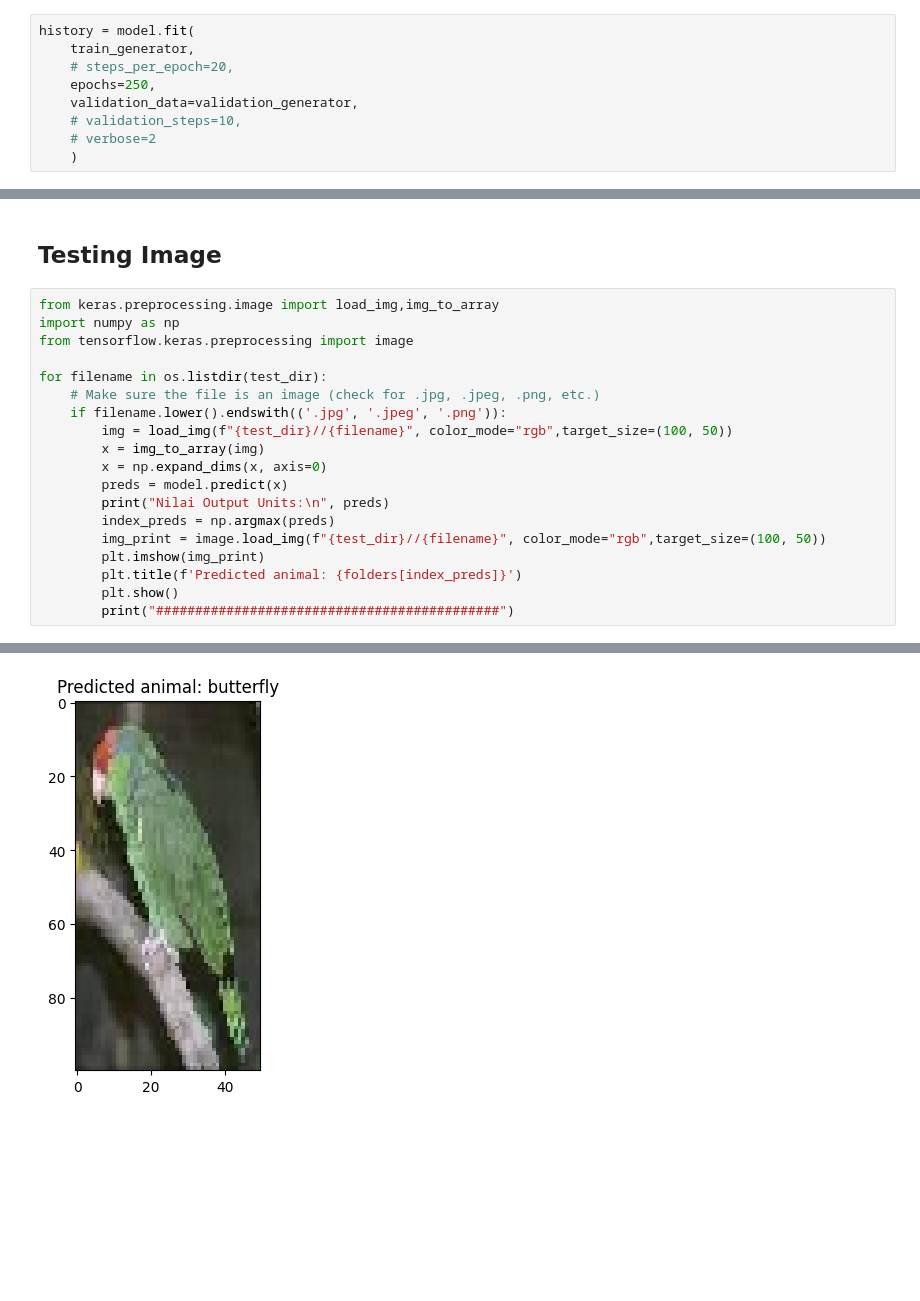
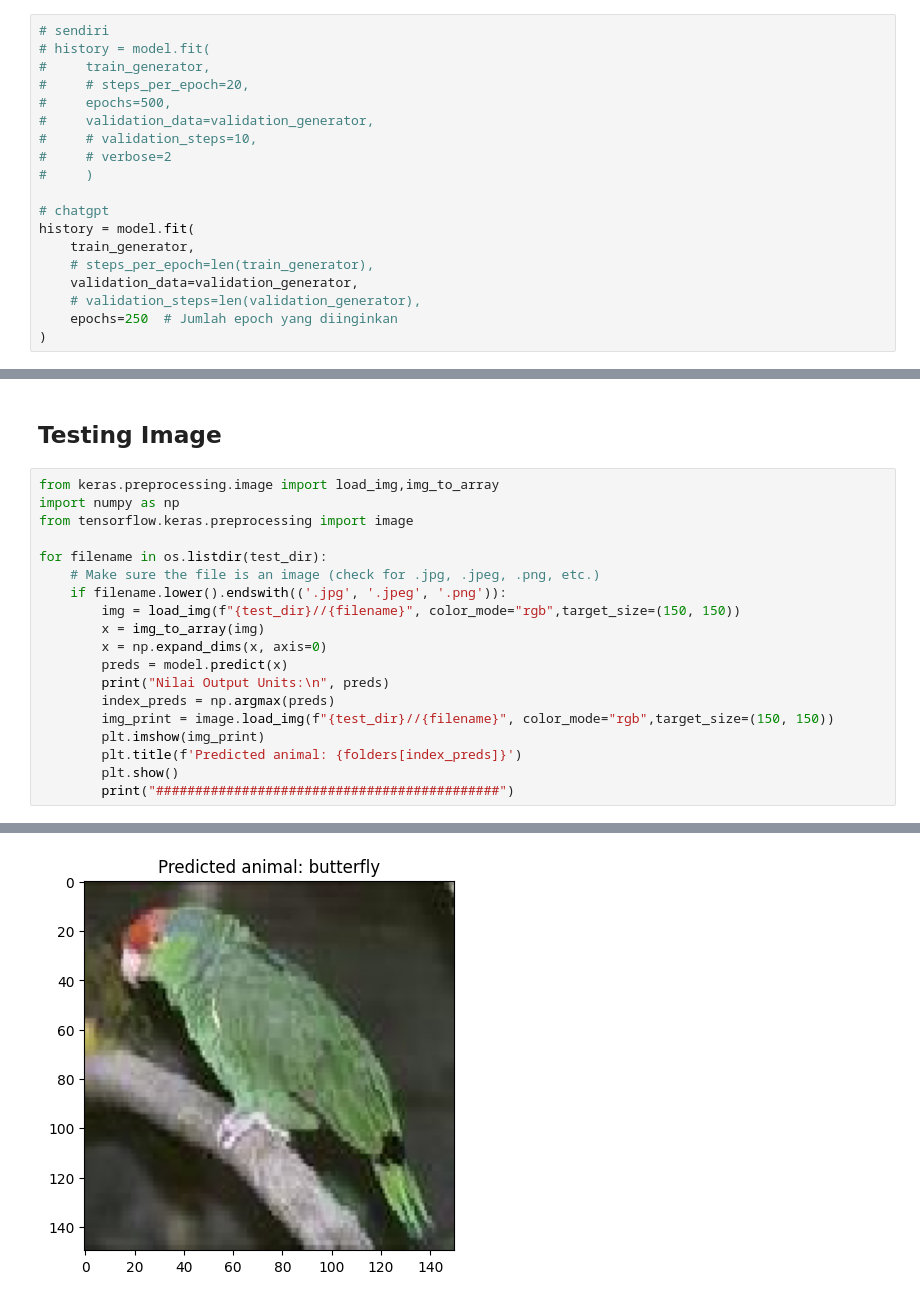
Before and after one commit to widiarrohman1234/widiarrohman1234.github.io, a Jupyter notebook: Artificial_Intelligence/program_application/UAS_AI_S2_Prof_Ali_Barakbah_Class_Animal/UAS_AI_S2_Prof_Ali_Barakbah_Class_Animal(program bapak experiment).ipynb, the cells around one changed output, grey strips where cells are left out. Drawn from its saved outputs; the diff is of its cells as text; blank space fills up the shorter version.

```diff
--- a/Artificial_Intelligence/program_application/UAS_AI_S2_Prof_Ali_Barakbah_Class_Animal/UAS_AI_S2_Prof_Ali_Barakbah_Class_Animal(program bapak experiment).ipynb
+++ b/Artificial_Intelligence/program_application/UAS_AI_S2_Prof_Ali_Barakbah_Class_Animal/UAS_AI_S2_Prof_Ali_Barakbah_Class_Animal(program bapak experiment).ipynb
@@ -60,12 +165,22 @@ I0000 00:00:1733370693.974284   14958 gpu_device.cc:2022] Created device /job:lo
 # %% [markdown]
 ## Fit Generator
 # %%
+# sendiri
+# history = model.fit(
+#     train_generator,
+#     # steps_per_epoch=20,
+#     epochs=500,
+#     validation_data=validation_generator,
+#     # validation_steps=10,
+#     # verbose=2
+#     )
+
+# chatgpt
 history = model.fit(
     train_generator,
-    # steps_per_epoch=20,
-    epochs=250,
+    # steps_per_epoch=len(train_generator),
     validation_data=validation_generator,
-    # validation_steps=10,
-    # verbose=2
-    )
+    # validation_steps=len(validation_generator),
+    epochs=250  # Jumlah epoch yang diinginkan
+)
 # %% [output]
@@ -127,13 +233,13 @@ from tensorflow.keras.preprocessing import image
 for filename in os.listdir(test_dir):
     # Make sure the file is an image (check for .jpg, .jpeg, .png, etc.)
     if filename.lower().endswith(('.jpg', '.jpeg', '.png')):
-        img = load_img(f"{test_dir}//{filename}", color_mode="rgb",target_size=(100, 50))
+        img = load_img(f"{test_dir}//{filename}", color_mode="rgb",target_size=(150, 150))
         x = img_to_array(img)
         x = np.expand_dims(x, axis=0)
         preds = model.predict(x)
         print("Nilai Output Units:\n", preds)
         index_preds = np.argmax(preds)
-        img_print = image.load_img(f"{test_dir}//{filename}", color_mode="rgb",target_size=(100, 50))
+        img_print = image.load_img(f"{test_dir}//{filename}", color_mode="rgb",target_size=(150, 150))
         plt.imshow(img_print)
         plt.title(f'Predicted animal: {folders[index_preds]}')
         plt.show()
@@ -145,2 +251,2 @@ Nilai Output Units:
-[figure, old version]
+[figure, new version]
 ############################################
```
Also changed, not shown: parts of 8 cells of this notebook.
